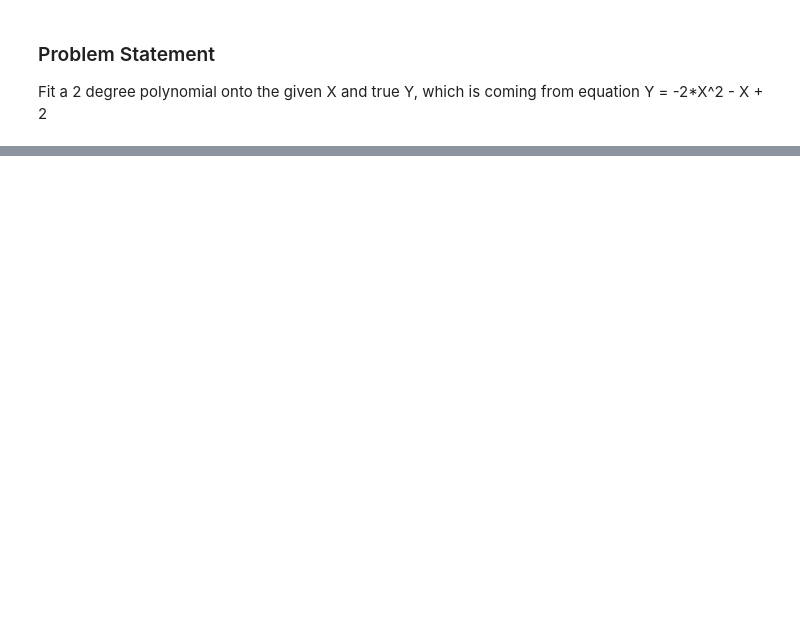
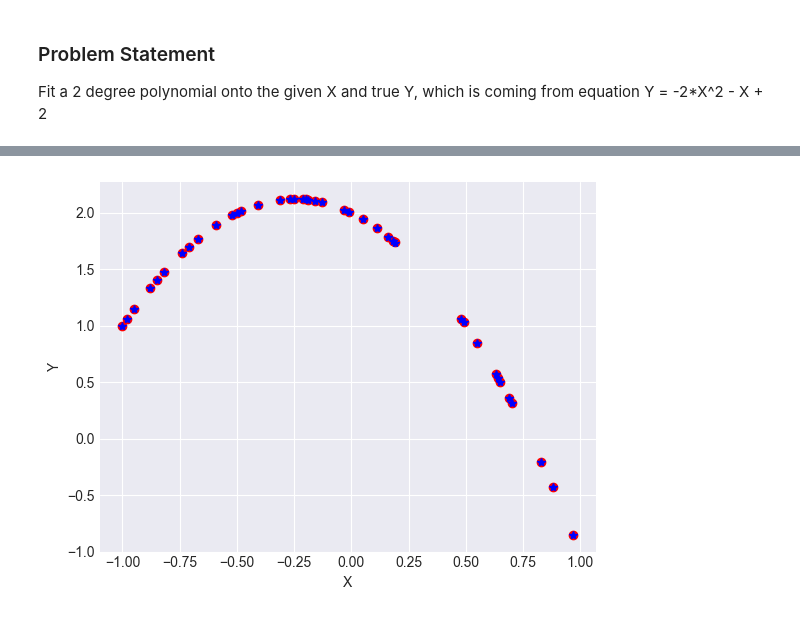
Before and after one commit to abhineel2707/enjoy-algorithms, a Jupyter notebook: 05-week/01-ml-from-scratch.ipynb, the cells around one changed output, grey strips where cells are left out. Cells and saved outputs as stored; diff of their text form; code cells hidden in the pictures; blank space fills up the shorter version.

Commit message:
Week5 - added test result

```diff
--- a/05-week/01-ml-from-scratch.ipynb
+++ b/05-week/01-ml-from-scratch.ipynb
@@ -190,0 +189,11 @@ plt.show()
+# %%
+Y_pred_test = prediction(X_test, params)
+# %%
+plt.figure()
+plt.plot(X_test, Y_test, "o", color="red")
+plt.plot(X_test, Y_pred_test, "*", color="blue")
+plt.xlabel("X")
+plt.ylabel("Y")
+plt.show()
+# %% [output]
+[figure, added]
```
Also changed, not shown: parts of 7 cells of this notebook.
